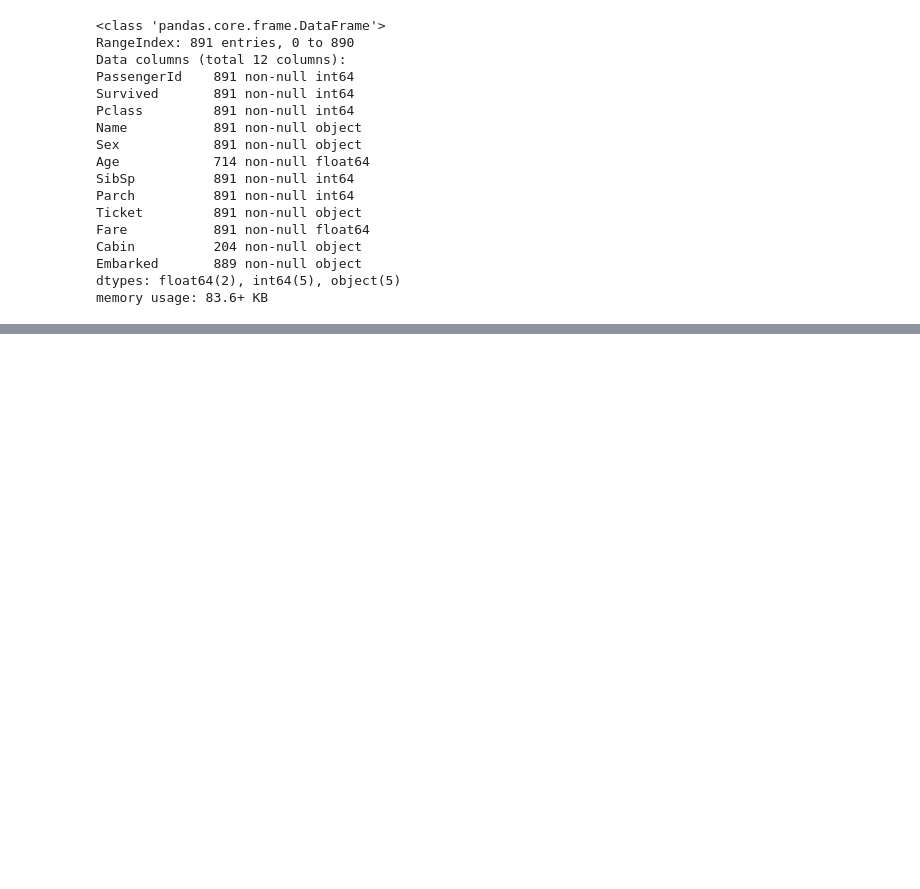
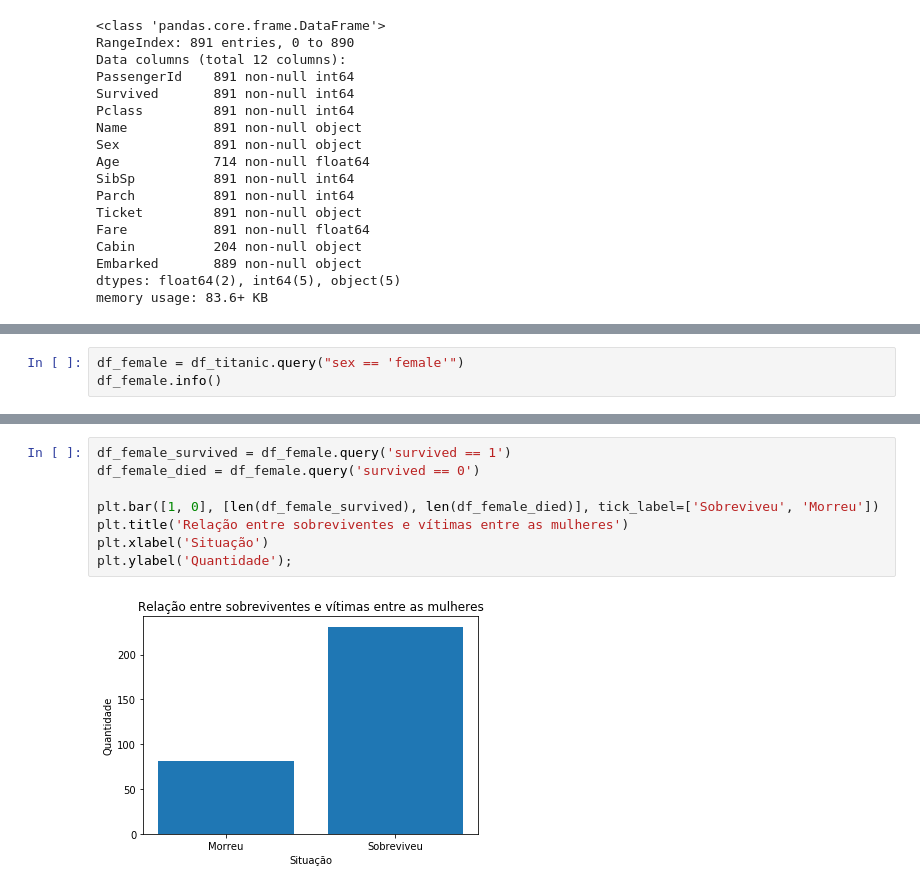
Before and after one commit to cesar1287/project-two-dsf-udacity, a Jupyter notebook: project_two_dsf.ipynb, the cells around one changed output, grey strips where cells are left out. Drawn from its saved outputs; the diff is of its cells as text; blank space fills up the shorter version.

```diff
--- a/project_two_dsf.ipynb
+++ b/project_two_dsf.ipynb
@@ -111,0 +155,3 @@ df_titanic['age'].e
+# %%
+df_female = df_titanic.query("sex == 'female'")
+df_female.info()
@@ -111,0 +245,10 @@ df_titanic['age'].e
+# %%
+df_female_survived = df_female.query('survived == 1')
+df_female_died = df_female.query('survived == 0')
+
+plt.bar([1, 0], [len(df_female_survived), len(df_female_died)], tick_label=['Sobreviveu', 'Morreu'])
+plt.title('Relação entre sobreviventes e vítimas entre as mulheres')
+plt.xlabel('Situação')
+plt.ylabel('Quantidade');
+# %% [output]
+[figure, added]
```
Also changed, not shown: parts of 23 cells of this notebook.
